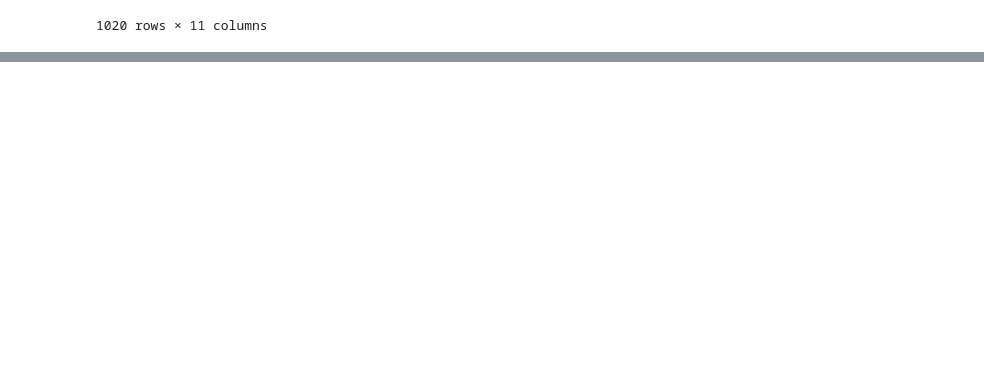
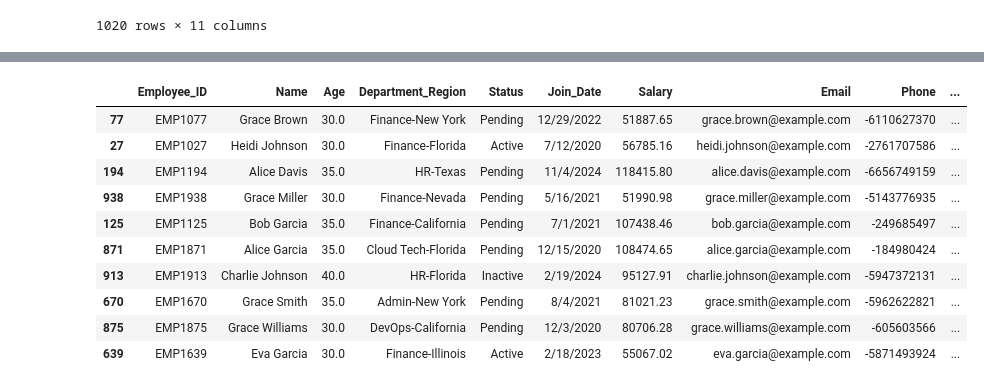
Before and after one commit to aayushmanz/Python-For-Data-Science, a Jupyter notebook: Pandas in Python/Practice in pandas/Practice_9_.Messy_Employee.ipynb, the cells around one changed output, grey strips where cells are left out. Saved outputs shown, nothing was run; the diff lists cells and outputs as text; code cells hidden in the pictures; blank space fills up the shorter version.

```diff
--- a/Pandas in Python/Practice in pandas/Practice_9_.Messy_Employee.ipynb
+++ b/Pandas in Python/Practice in pandas/Practice_9_.Messy_Employee.ipynb
@@ -76,0 +93,17 @@ df
+# %%
+Age_num = np.random.choice([30.0, 35.0, 25.5, 40.0])
+df.replace(np.nan , Age_num, inplace=True)
+
+df.sample(10)
+# %% [output]
+|  | Employee_ID | Name | Age | Department_Region | Status | Join_Date | Salary | Email | Phone | ... |
+| 77 | EMP1077 | Grace Brown | 30.0 | Finance-New York | Pending | 12/29/2022 | 51887.65 | grace.brown@example.com | -6110627370 | ... |
+| 27 | EMP1027 | Heidi Johnson | 30.0 | Finance-Florida | Active | 7/12/2020 | 56785.16 | heidi.johnson@example.com | -2761707586 | ... |
+| 194 | EMP1194 | Alice Davis | 35.0 | HR-Texas | Pending | 11/4/2024 | 118415.80 | alice.davis@example.com | -6656749159 | ... |
+| 938 | EMP1938 | Grace Miller | 30.0 | Finance-Nevada | Pending | 5/16/2021 | 51990.98 | grace.miller@example.com | -5143776935 | ... |
+| 125 | EMP1125 | Bob Garcia | 35.0 | Finance-California | Pending | 7/1/2021 | 107438.46 | bob.garcia@example.com | -249685497 | ... |
+| 871 | EMP1871 | Alice Garcia | 35.0 | Cloud Tech-Florida | Pending | 12/15/2020 | 108474.65 | alice.garcia@example.com | -184980424 | ... |
+| 913 | EMP1913 | Charlie Johnson | 40.0 | HR-Florida | Inactive | 2/19/2024 | 95127.91 | charlie.johnson@example.com | -5947372131 | ... |
+| 670 | EMP1670 | Grace Smith | 35.0 | Admin-New York | Pending | 8/4/2021 | 81021.23 | grace.smith@example.com | -5962622821 | ... |
+| 875 | EMP1875 | Grace Williams | 30.0 | DevOps-California | Pending | 12/3/2020 | 80706.28 | grace.williams@example.com | -605603566 | ... |
+| 639 | EMP1639 | Eva Garcia | 30.0 | Finance-Illinois | Active | 2/18/2023 | 55067.02 | eva.garcia@example.com | -5871493924 | ... |
```
Also changed, not shown: parts of 6 cells of this notebook.
